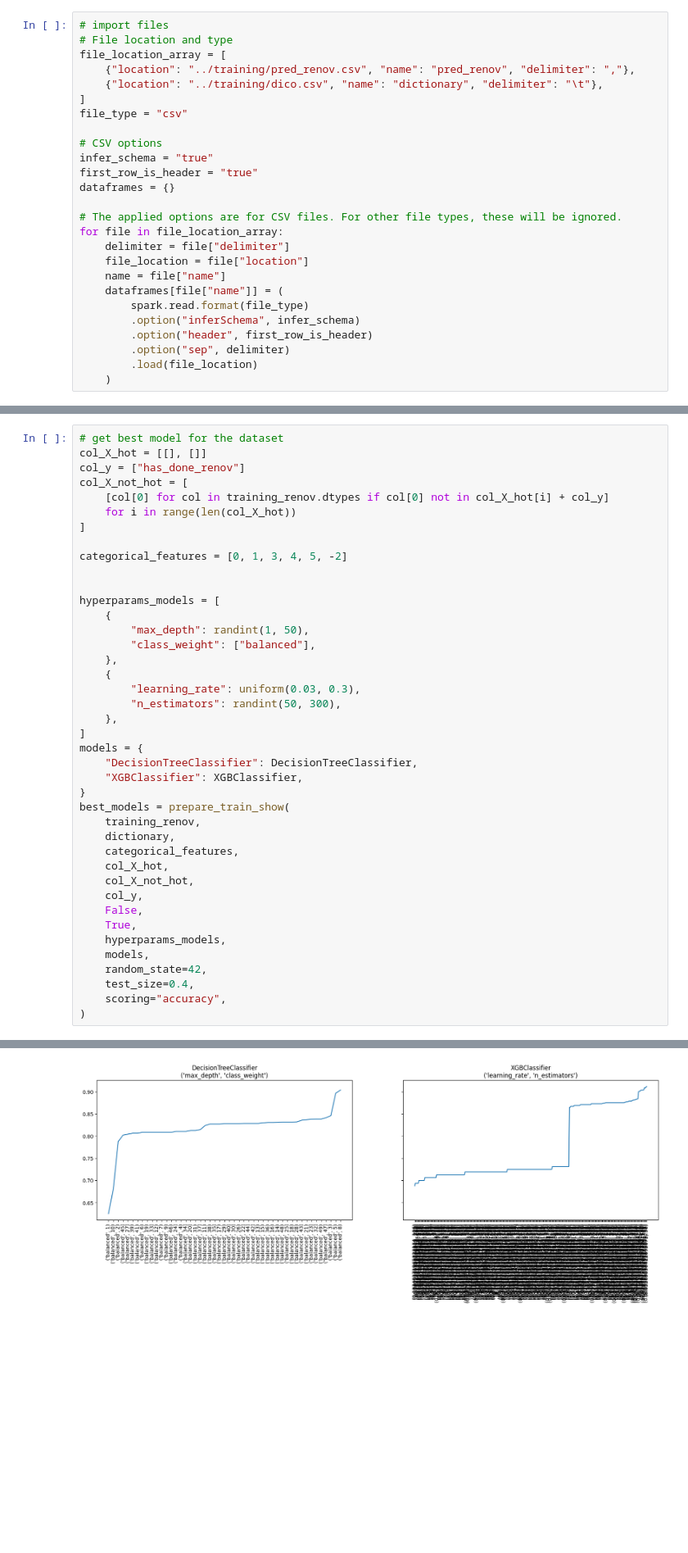
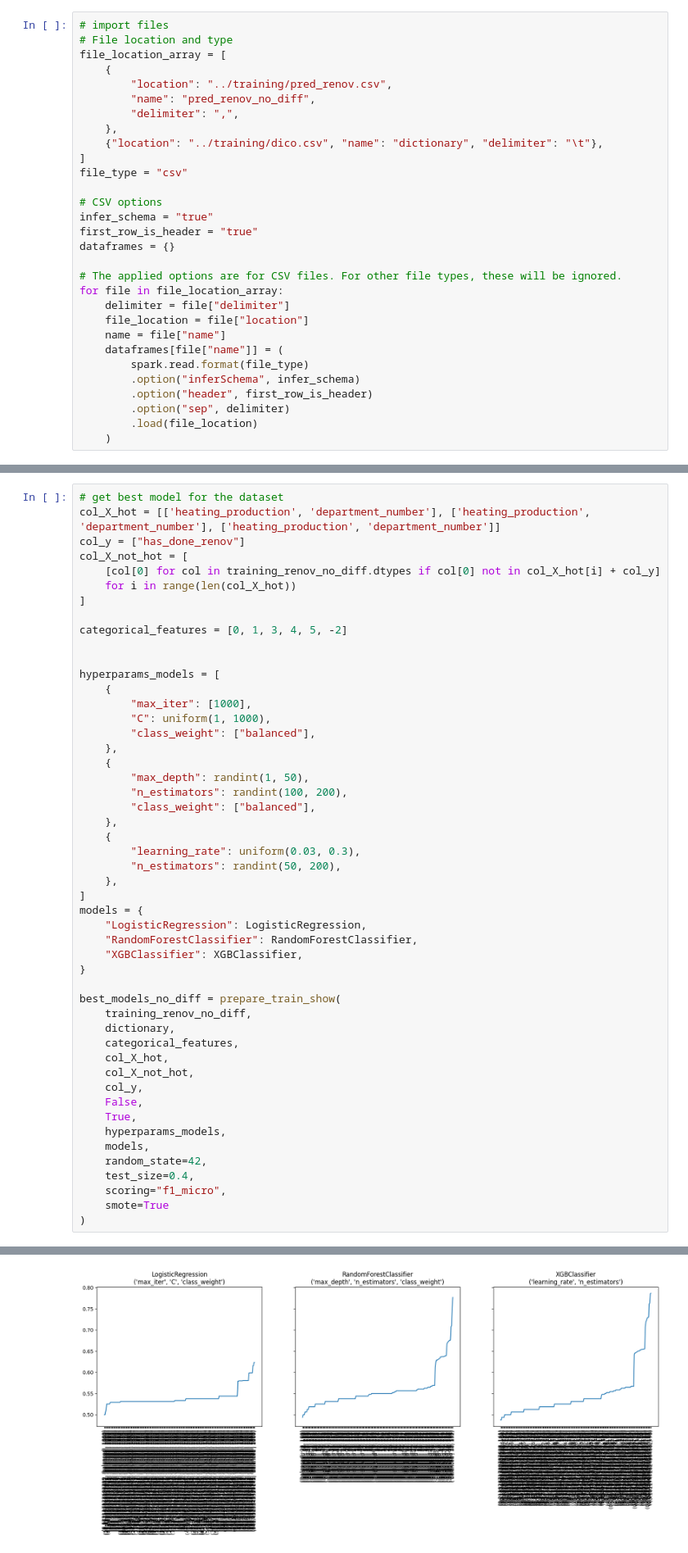
Before and after one commit to axrocheteau/renov_local, a Jupyter notebook: ML/pred_renov.ipynb, the cells around one changed output, grey strips where cells are left out. Shown at 82% size. Cells and saved outputs as stored; diff of their text form; blank space fills up the shorter version.

```diff
--- a/ML/pred_renov.ipynb
+++ b/ML/pred_renov.ipynb
@@ -23,7 +23,11 @@ spark = SparkSession.builder.appName("renovation").getOrCreate()
 # import files
 # File location and type
 file_location_array = [
-    {"location": "../training/pred_renov.csv", "name": "pred_renov", "delimiter": ","},
+    {
+        "location": "../training/pred_renov.csv",
+        "name": "pred_renov_no_diff",
+        "delimiter": ",",
+    },
     {"location": "../training/dico.csv", "name": "dictionary", "delimiter": "\t"},
 ]
 file_type = "csv"
@@ -78,10 +80,10 @@ from xgboost.sklearn import XGBClassifier
 from scipy.stats import uniform, randint
 # %%
 # get best model for the dataset
-col_X_hot = [[], []]
+col_X_hot = [['heating_production', 'department_number'], ['heating_production', 'department_number'], ['heating_production', 'department_number']]
 col_y = ["has_done_renov"]
 col_X_not_hot = [
-    [col[0] for col in training_renov.dtypes if col[0] not in col_X_hot[i] + col_y]
+    [col[0] for col in training_renov_no_diff.dtypes if col[0] not in col_X_hot[i] + col_y]
     for i in range(len(col_X_hot))
 ]
 
@@ -90,20 +92,28 @@ categorical_features = [0, 1, 3, 4, 5, -2]
 
 hyperparams_models = [
     {
+        "max_iter": [1000],
+        "C": uniform(1, 1000),
+        "class_weight": ["balanced"],
+    },
+    {
         "max_depth": randint(1, 50),
+        "n_estimators": randint(100, 200),
         "class_weight": ["balanced"],
     },
     {
         "learning_rate": uniform(0.03, 0.3),
-        "n_estimators": randint(50, 300),
+        "n_estimators": randint(50, 200),
     },
 ]
 models = {
-    "DecisionTreeClassifier": DecisionTreeClassifier,
+    "LogisticRegression": LogisticRegression,
+    "RandomForestClassifier": RandomForestClassifier,
     "XGBClassifier": XGBClassifier,
 }
-best_models = prepare_train_show(
-    training_renov,
+
+best_models_no_diff = prepare_train_show(
+    training_renov_no_diff,
     dictionary,
     categorical_features,
     col_X_hot,
@@ -115,6 +125,7 @@ best_models = prepare_train_show(
     models,
     random_state=42,
     test_size=0.4,
-    scoring="accuracy",
+    scoring="f1_micro",
+    smote=True
 )
 # %% [output]
@@ -124 +136 @@ best_models = prepare_train_show(
-[figure, old version]
+[figure, new version]
```
Also changed, not shown: parts of 7 cells of this notebook, 4 other files.
